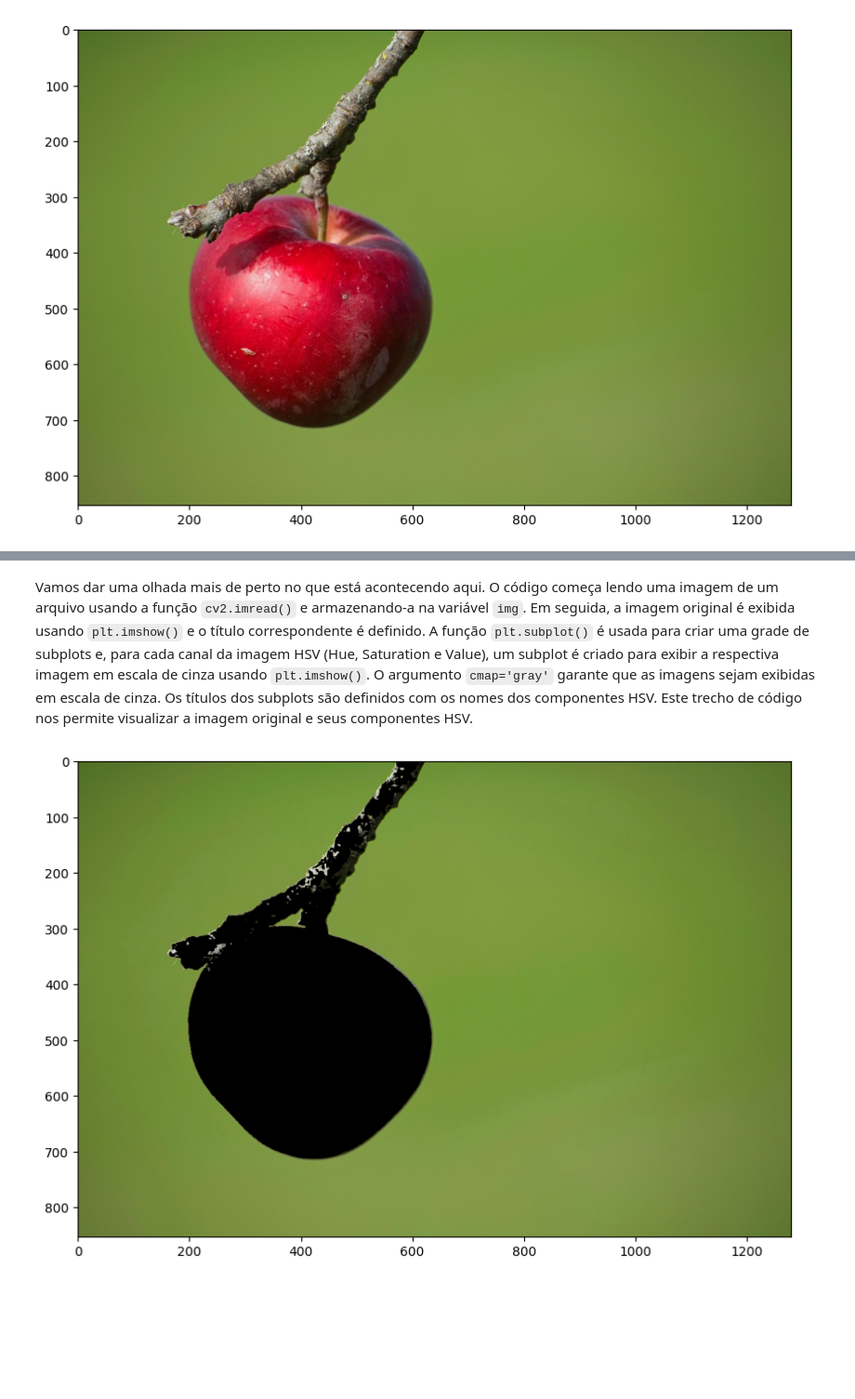
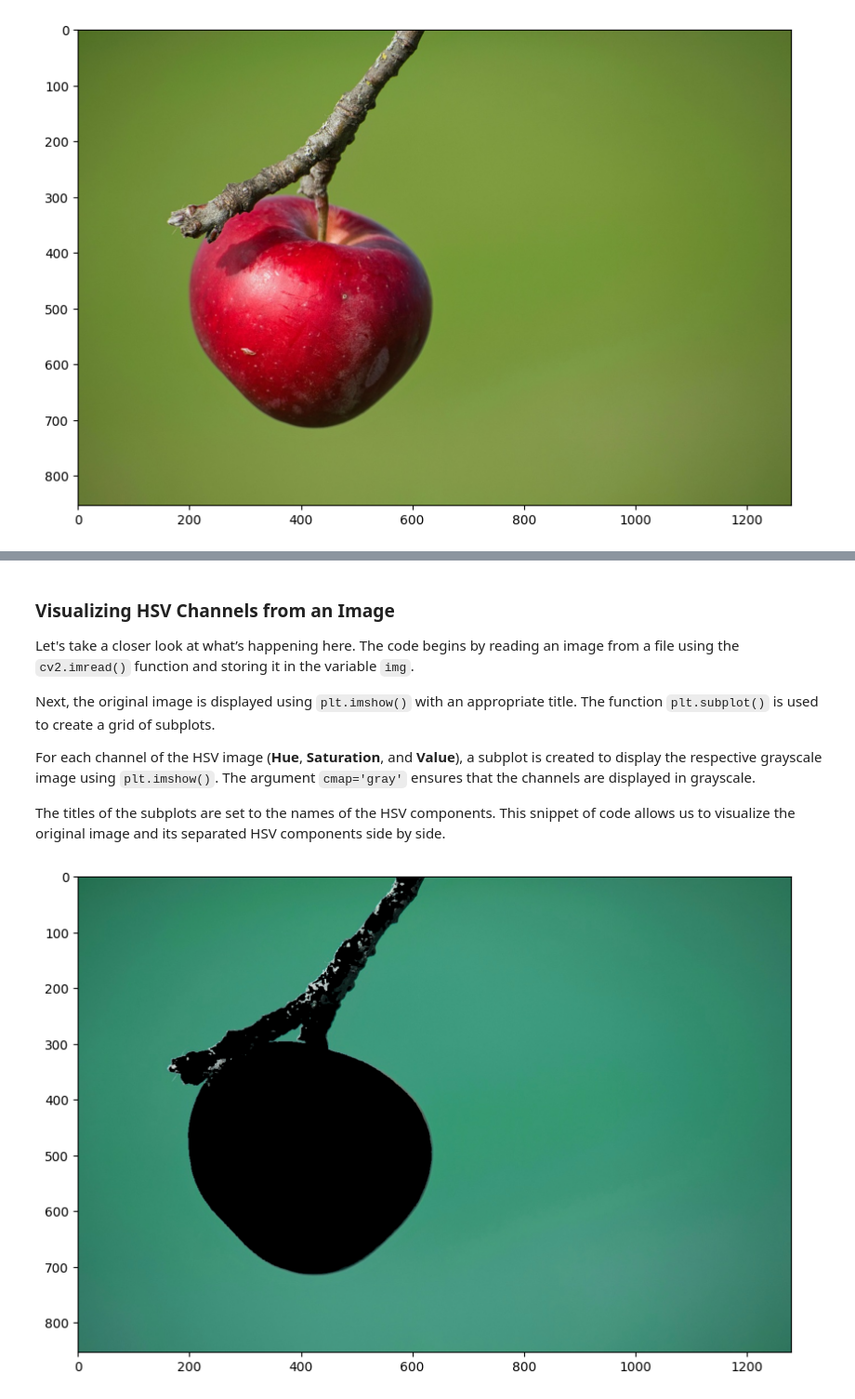
Before and after one commit to carmenscar/computer_vision, a Jupyter notebook: notebooks/Module_02/00_HSV.ipynb, the cells around one changed output, grey strips where cells are left out. Shown at 93% size. Cells and saved outputs as stored; diff of their text form; code cells hidden in the pictures; blank space fills up the shorter version.

```diff
--- a/notebooks/Module_02/00_HSV.ipynb
+++ b/notebooks/Module_02/00_HSV.ipynb
@@ -39,18 +39,18 @@ matplotlib.rcParams['image.cmap'] = 'gray'
 
 %matplotlib inline
 # %%
-# A sua imagem da maçã
-maca = cv2.imread('../data/apple.jpg')
-maca = cv2.cvtColor(maca, cv2.COLOR_BGR2RGB)
+# Apple image
+apple_path = Path.cwd().parent.parent / "data" / "apple.jpg"
+apple = cv2.imread(apple_path)
+apple = cv2.cvtColor(apple, cv2.COLOR_BGR2RGB)
 
-r, g, b = cv2.split(maca)
+r, g, b = cv2.split(apple)
 
-# Criando a figura para conter os dois subplots
 fig = plt.figure(figsize=(16, 8))
 
 # Plot RGB
 axis_rgb = fig.add_subplot(1, 2, 1, projection="3d")
-pixel_colors = maca.reshape((np.shape(maca)[0] * np.shape(maca)[1], 3))
+pixel_colors = apple.reshape((np.shape(apple)[0] * np.shape(apple)[1], 3))
 norm = colors.Normalize(vmin=-1., vmax=1.)
 norm.autoscale(pixel_colors)
 pixel_colors = norm(pixel_colors).tolist()
@@ -60,8 +60,8 @@ axis_rgb.set_ylabel("Green")
 axis_rgb.set_zlabel("Blue")
 axis_rgb.set_title("Espaço de Cores RGB")
 
-# Conversão para HSV e plot
-hsv_maca = cv2.cvtColor(maca, cv2.COLOR_RGB2HSV)
+# to HSV
+hsv_maca = cv2.cvtColor(apple, cv2.COLOR_RGB2HSV)
 h, s, v = cv2.split(hsv_maca)
 
 axis_hsv = fig.add_subplot(1, 2, 2, projection="3d")
@@ -71,8 +71,6 @@ axis_hsv.set_ylabel("Saturation")
 axis_hsv.set_zlabel("Value")
 axis_hsv.set_title("Espaço de Cores HSV")
 
-# axis_hsv.view_init(elev=30, azim=0)
-
 plt.show()
 # %% [output]
 [figure]
@@ -137,17 +149,23 @@ for i in range(3):
 # %% [markdown]
-Vamos dar uma olhada mais de perto no que está acontecendo aqui. O código começa lendo uma imagem de um arquivo usando a função `cv2.imread()` e armazenando-a na variável `img`. Em seguida, a imagem original é exibida usando `plt.imshow()` e o título correspondente é definido. A função `plt.subplot()` é usada para criar uma grade de subplots e, para cada canal da imagem HSV (Hue, Saturation e Value), um subplot é criado para exibir a respectiva imagem em escala de cinza usando `plt.imshow()`. O argumento `cmap='gray'` garante que as imagens sejam exibidas em escala de cinza. Os títulos dos subplots são definidos com os nomes dos componentes HSV. Este trecho de código nos permite visualizar a imagem original e seus componentes HSV.
+### Visualizing HSV Channels from an Image
+
+Let's take a closer look at what’s happening here. The code begins by reading an image from a file using the `cv2.imread()` function and storing it in the variable `img`.
+
+Next, the original image is displayed using `plt.imshow()` with an appropriate title. The function `plt.subplot()` is used to create a grid of subplots.
+
+For each channel of the HSV image (**Hue**, **Saturation**, and **Value**), a subplot is created to display the respective grayscale image using `plt.imshow()`. The argument `cmap='gray'` ensures that the channels are displayed in grayscale.
+
+The titles of the subplots are set to the names of the HSV components. This snippet of code allows us to visualize the original image and its separated HSV components side by side.
 # %%
-apple = cv2.imread("../data/apple.jpg")
-
 apple_hsv = cv2.cvtColor(apple, cv2.COLOR_BGR2HSV)
 
 lower = np.array([30, 0, 0])
-upper = np.array([100, 255, 255])
+upper = np.array([90, 255, 255])
 
 mask = cv2.inRange(apple_hsv, lower, upper)
 
 res = cv2.bitwise_and(apple_hsv, apple_hsv, mask=mask)
 res = cv2.cvtColor(res, cv2.COLOR_HSV2RGB)
 plt.imshow(res);
 # %% [output]
-[figure, old version]
+[figure, new version]
```
Also changed, not shown: parts of 8 cells of this notebook.
